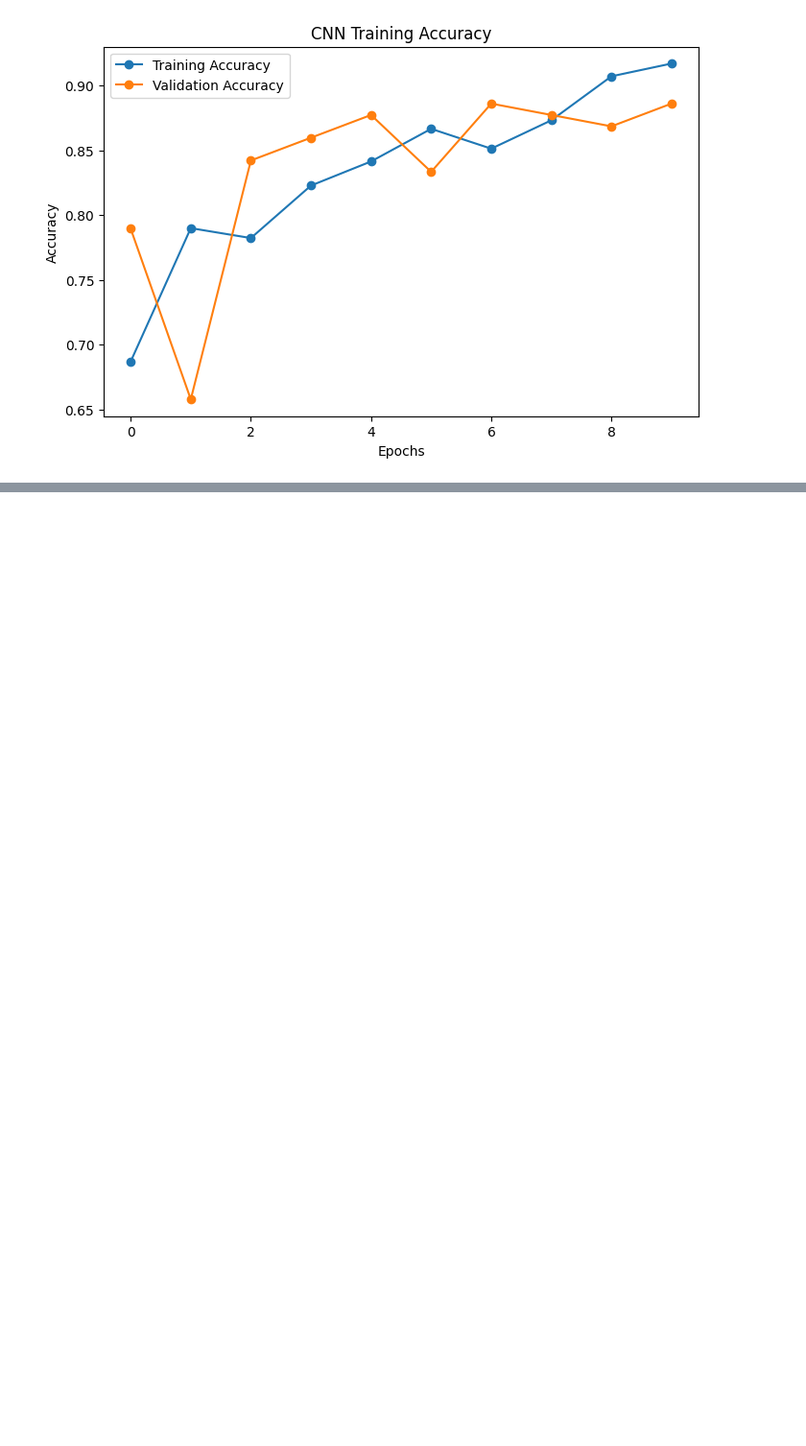
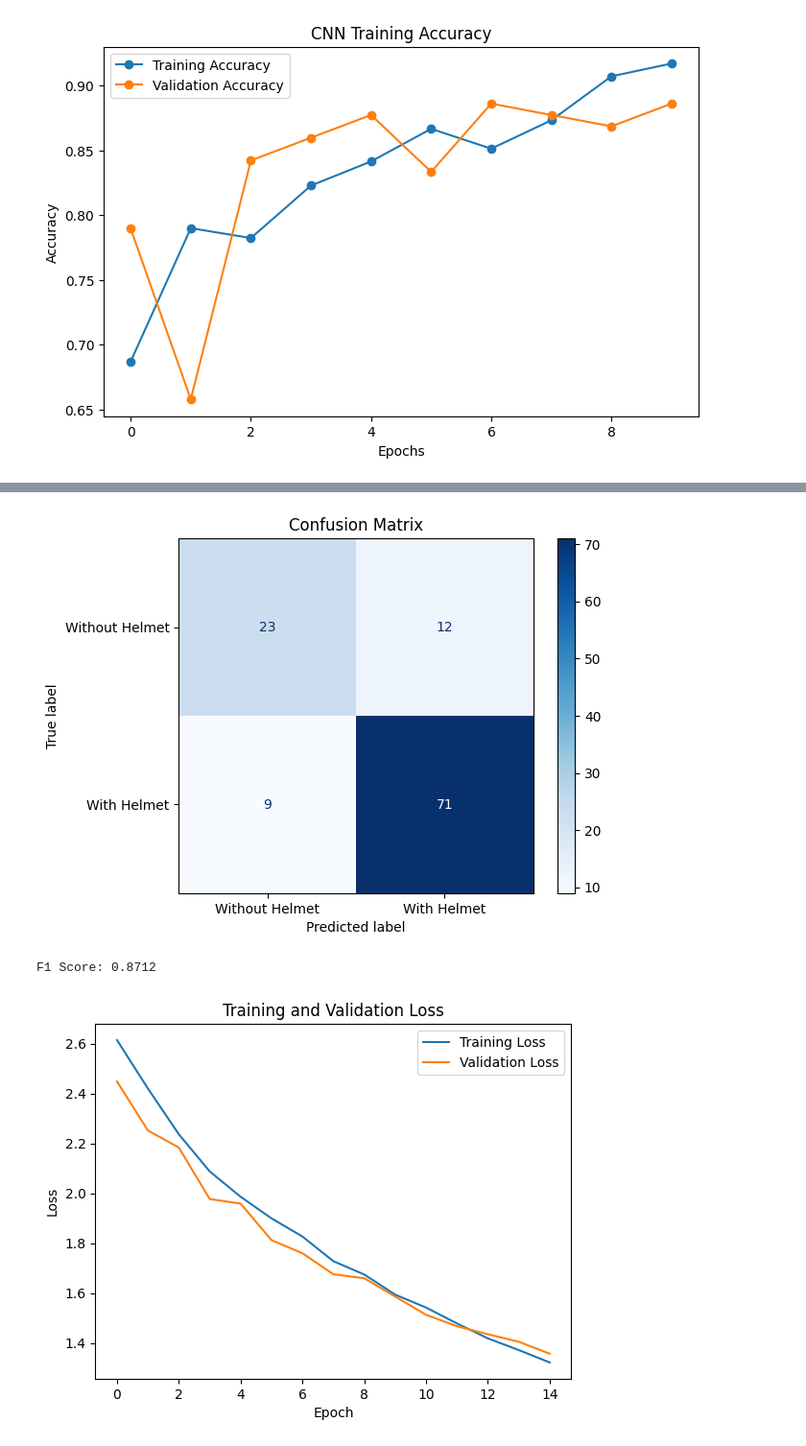
Before and after one commit to AW1100/ECE9063_GroupProject, a Jupyter notebook: ECE9063_Project.ipynb, the cells around one changed output, grey strips where cells are left out. Shown: that part at 96% size. Saved outputs shown, nothing was run; the diff lists cells and outputs as text; code cells hidden in the pictures; blank space fills up the shorter version.

```diff
--- a/ECE9063_Project.ipynb
+++ b/ECE9063_Project.ipynb
@@ -448,3 +454,9 @@ Test Accuracy: 81.74%
 F1 Score: 0.8662
 [figure]
 [figure]
+# %%
+model = opt_cnn_model(0.00005, 123, 94, 114, 63, 59)
+history = model.fit(X_train, y_train, epochs=15, validation_data=(X_val, y_val), callbacks=None)
+print_metrics(model)
+plot_cost_function(history)
+# %% [output]
@@ -450,0 +480,3 @@ F1 Score: 0.8662
+[figure, added]
+F1 Score: 0.8712
+[figure, added]
```
Also changed, not shown: parts of 13 cells of this notebook.
